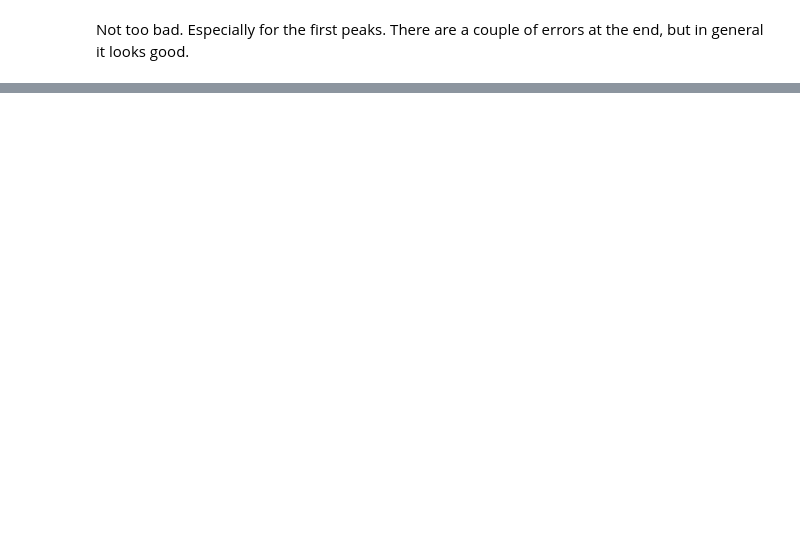
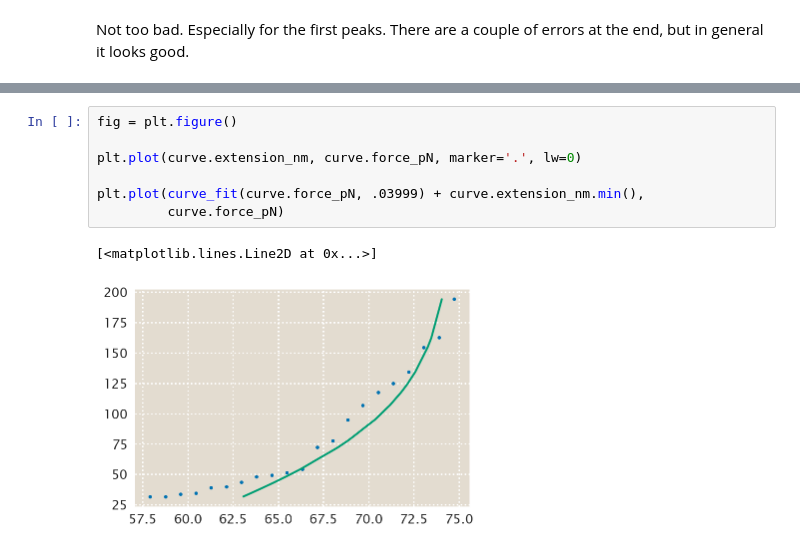
Before and after one commit to mrazomej/pboc, a Jupyter notebook: src/chapter_08.ipynb, the cells around one changed output, grey strips where cells are left out. Cells and saved outputs as stored; diff of their text form; blank space fills up the shorter version.

```diff
--- a/src/chapter_08.ipynb
+++ b/src/chapter_08.ipynb
@@ -430,0 +513,10 @@ Not too bad. Especially for the first peaks. There are a couple of errors at the
+# %%
+fig = plt.figure()
+
+plt.plot(curve.extension_nm, curve.force_pN, marker='.', lw=0)
+
+plt.plot(curve_fit(curve.force_pN, .03999) + curve.extension_nm.min(),
+         curve.force_pN)
+# %% [output]
+[<matplotlib.lines.Line2D at 0x...>]
+[figure, added]
```
Also changed, not shown: parts of 9 cells of this notebook.
